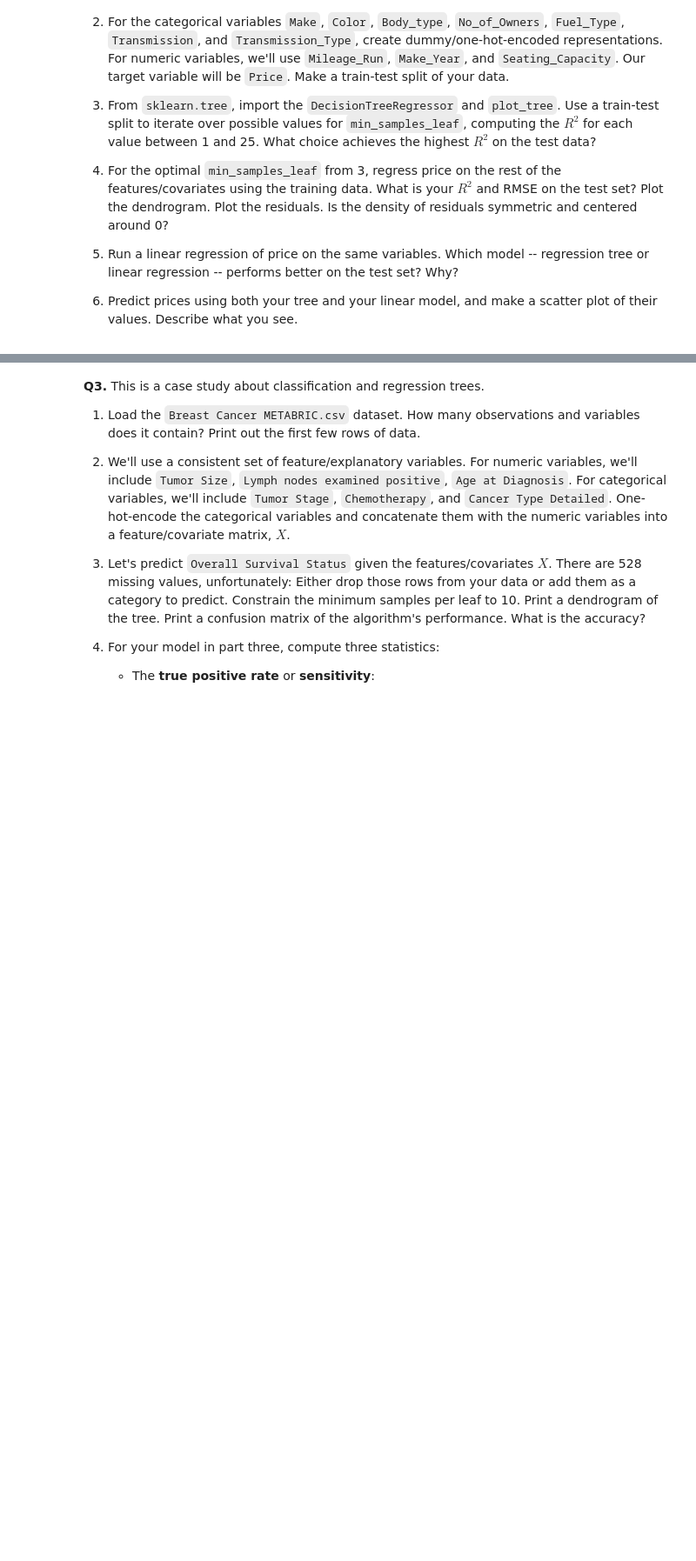
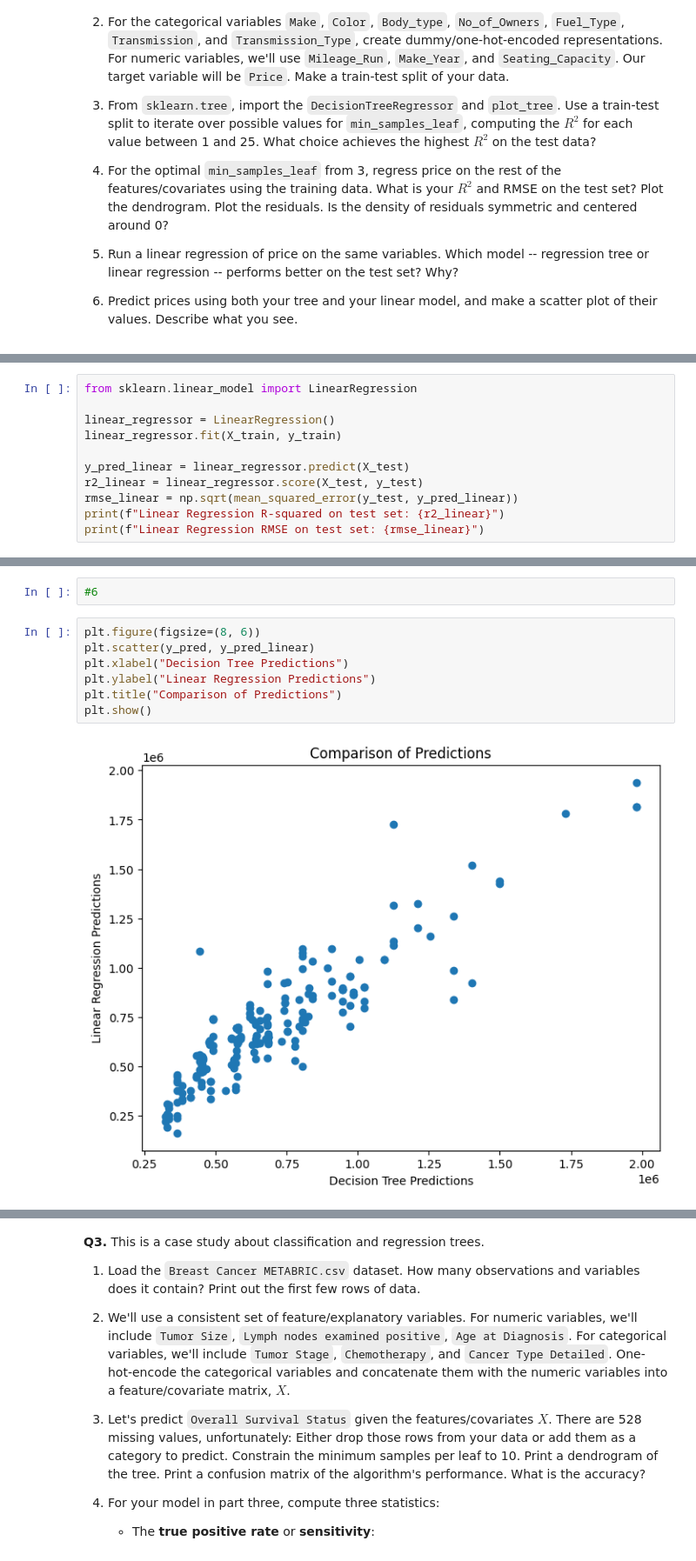
Before and after one commit to ameliavasiliu/trees, a Jupyter notebook: assignment/assignment.ipynb, the cells around one changed output, grey strips where cells are left out. Shown at 87% size. Drawn from its saved outputs; the diff is of its cells as text; blank space fills up the shorter version.

```diff
--- a/assignment/assignment.ipynb
+++ b/assignment/assignment.ipynb
@@ -51,0 +138,11 @@ Do three questions.
+# %%
+from sklearn.linear_model import LinearRegression
+
+linear_regressor = LinearRegression()
+linear_regressor.fit(X_train, y_train)
+
+y_pred_linear = linear_regressor.predict(X_test)
+r2_linear = linear_regressor.score(X_test, y_test)
+rmse_linear = np.sqrt(mean_squared_error(y_test, y_pred_linear))
+print(f"Linear Regression R-squared on test set: {r2_linear}")
+print(f"Linear Regression RMSE on test set: {rmse_linear}")
@@ -51,0 +168,11 @@ Do three questions.
+# %%
+#6
+# %%
+plt.figure(figsize=(8, 6))
+plt.scatter(y_pred, y_pred_linear)
+plt.xlabel("Decision Tree Predictions")
+plt.ylabel("Linear Regression Predictions")
+plt.title("Comparison of Predictions")
+plt.show()
+# %% [output]
+[figure, added]
```
Also changed, not shown: parts of 30 cells of this notebook.
